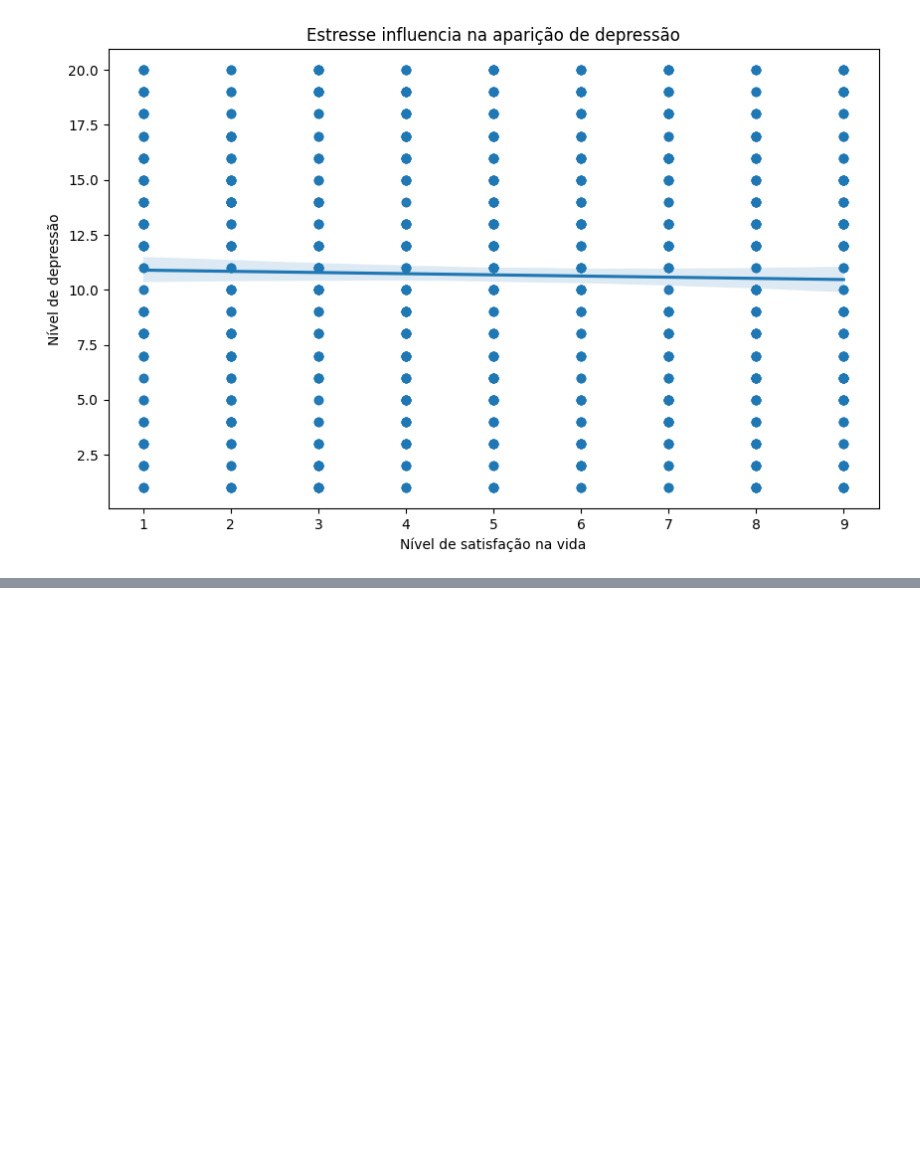
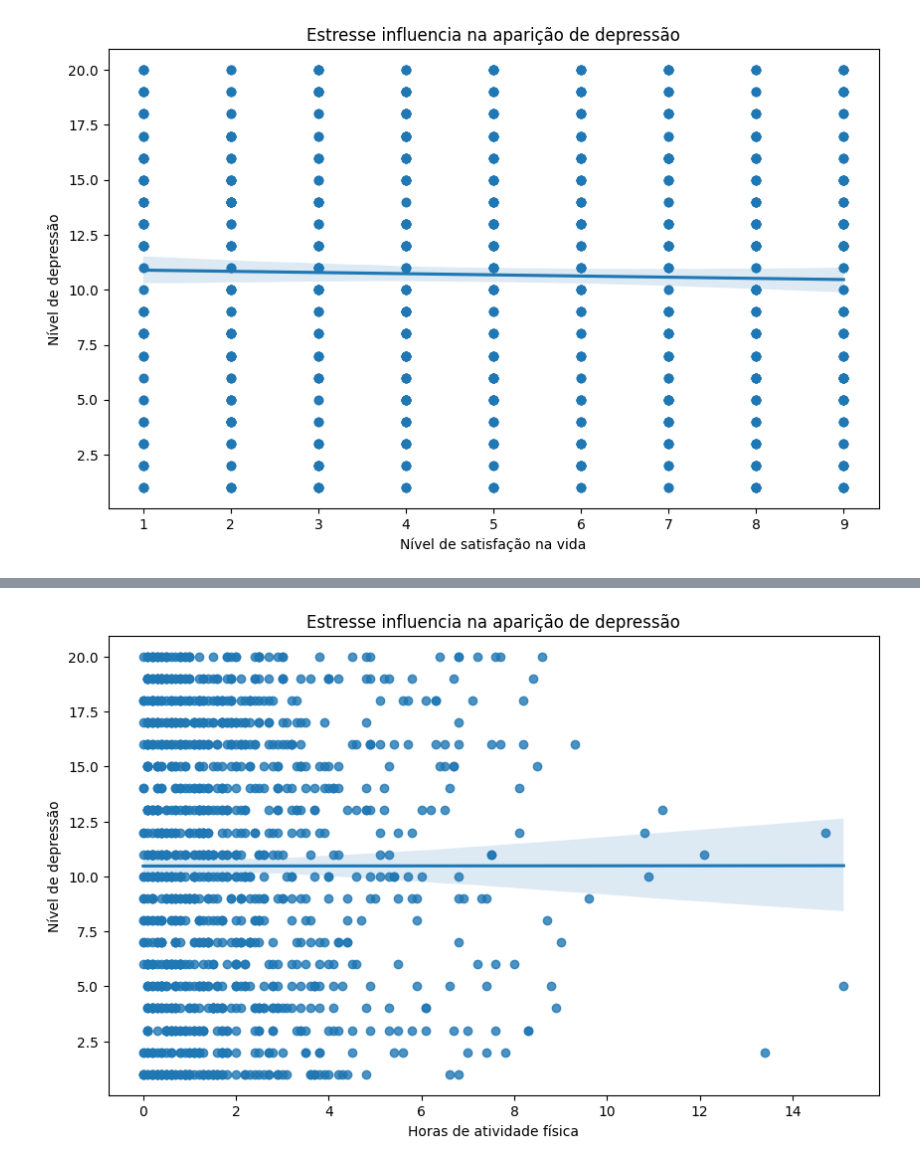
Before and after one commit to petersonwilliam-dev/analise-de-dados-ansiedade, a Jupyter notebook: analise.ipynb, the cells around one changed output, grey strips where cells are left out. Cells and saved outputs as stored; diff of their text form; code cells hidden in the pictures; blank space fills up the shorter version.

Commit message:
Atividade em andamento

```diff
--- a/analise.ipynb
+++ b/analise.ipynb
@@ -118,0 +186,11 @@ plt.show()
+# %%
+plt.figure(figsize=(10,6))
+sns.regplot(x="Physical_Activity_Hrs", y="Anxiety_Score", data=dados)
+plt.xlabel("Horas de atividade física")
+plt.ylabel("Nível de depressão")
+plt.title("Estresse influencia na aparição de depressão")
+plt.ticklabel_format(style="plain", axis='x')
+plt.ticklabel_format(style="plain", axis='y')
+plt.show()
+# %% [output]
+[figure, added]
```
Also changed, not shown: parts of 11 cells of this notebook.
